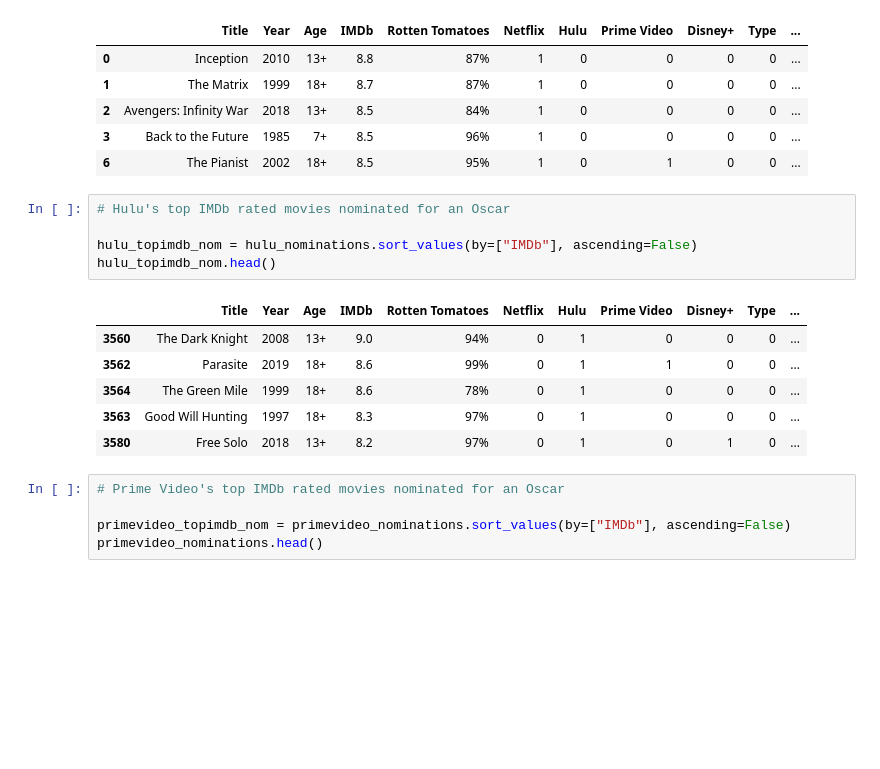
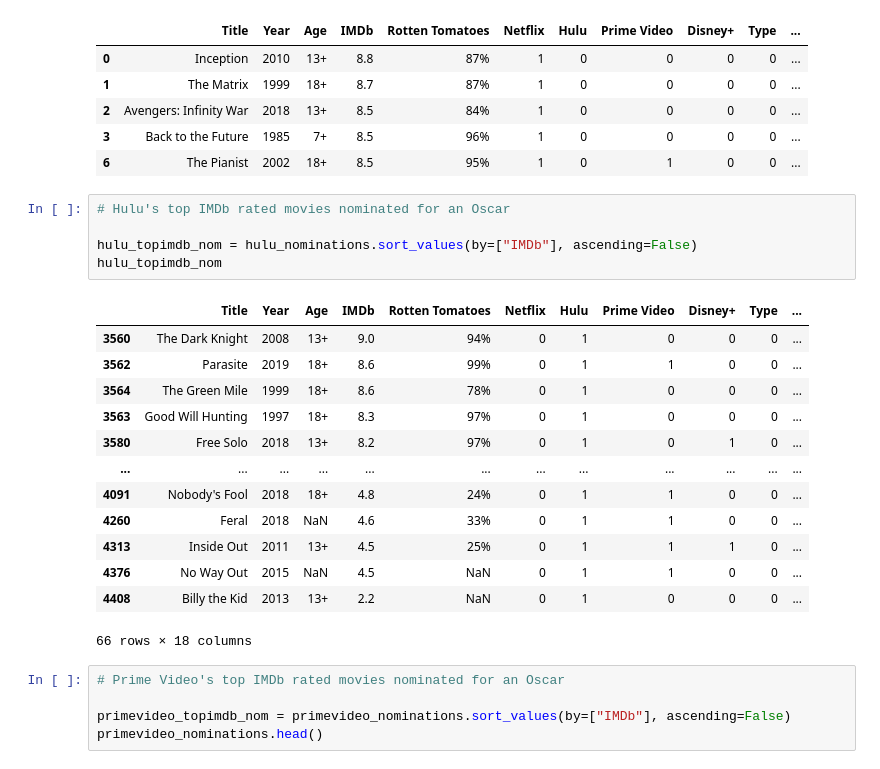
Before and after one commit to jacance/streaming-service-analysis, a Jupyter notebook: pristine_justin_new.ipynb, the cells around one changed output. Cells and saved outputs as stored; diff of their text form; blank space fills up the shorter version.

```diff
--- a/pristine_justin_new.ipynb
+++ b/pristine_justin_new.ipynb
@@ -576,15 +576,22 @@ netflix_topimdb_nom.head()
 # %%
 # Hulu's top IMDb rated movies nominated for an Oscar
 
 hulu_topimdb_nom = hulu_nominations.sort_values(by=["IMDb"], ascending=False)
-hulu_topimdb_nom.head()
+hulu_topimdb_nom
 # %% [output]
 |  | Title | Year | Age | IMDb | Rotten Tomatoes | Netflix | Hulu | Prime Video | Disney+ | Type | ... |
 | 3560 | The Dark Knight | 2008 | 13+ | 9.0 | 94% | 0 | 1 | 0 | 0 | 0 | ... |
 | 3562 | Parasite | 2019 | 18+ | 8.6 | 99% | 0 | 1 | 1 | 0 | 0 | ... |
 | 3564 | The Green Mile | 1999 | 18+ | 8.6 | 78% | 0 | 1 | 0 | 0 | 0 | ... |
 | 3563 | Good Will Hunting | 1997 | 18+ | 8.3 | 97% | 0 | 1 | 0 | 0 | 0 | ... |
 | 3580 | Free Solo | 2018 | 13+ | 8.2 | 97% | 0 | 1 | 0 | 1 | 0 | ... |
+| ... | ... | ... | ... | ... | ... | ... | ... | ... | ... | ... | ... |
+| 4091 | Nobody's Fool | 2018 | 18+ | 4.8 | 24% | 0 | 1 | 1 | 0 | 0 | ... |
+| 4260 | Feral | 2018 | NaN | 4.6 | 33% | 0 | 1 | 1 | 0 | 0 | ... |
+| 4313 | Inside Out | 2011 | 13+ | 4.5 | 25% | 0 | 1 | 1 | 1 | 0 | ... |
+| 4376 | No Way Out | 2015 | NaN | 4.5 | NaN | 0 | 1 | 1 | 0 | 0 | ... |
+| 4408 | Billy the Kid | 2013 | 13+ | 2.2 | NaN | 0 | 1 | 0 | 0 | 0 | ... |
+66 rows × 18 columns
 # %%
 # Prime Video's top IMDb rated movies nominated for an Oscar
 
```
Also changed, not shown: parts of 9 cells of this notebook.
